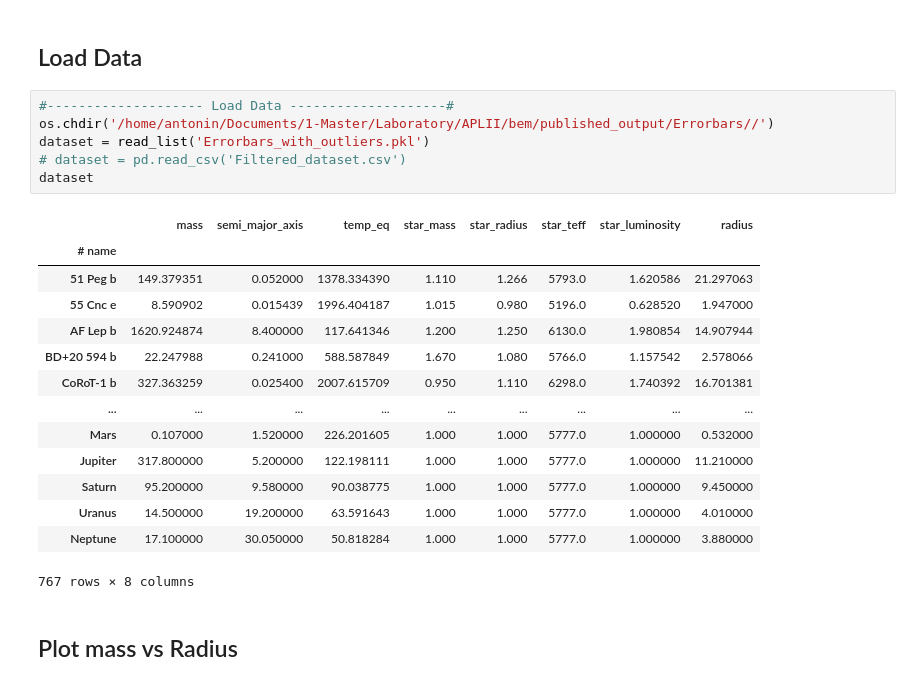
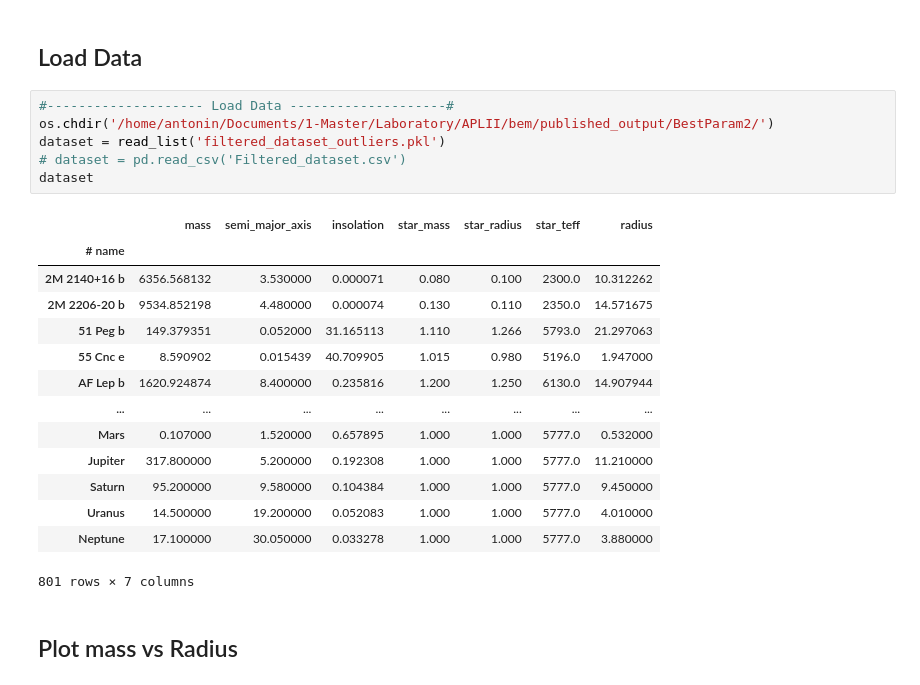
Before and after one commit to soleneulmer/bem, a Jupyter notebook: Find Outliers.ipynb, the cells around one changed output. Cells and saved outputs as stored; diff of their text form.

```diff
--- a/Find Outliers.ipynb
+++ b/Find Outliers.ipynb
@@ -39,25 +39,25 @@ def print_list(dataset, path_to_file, file_name):
 ## Load Data
 # %%
 #-------------------- Load Data --------------------#
-os.chdir('/home/antonin/Documents/1-Master/Laboratory/APLII/bem/published_output/Errorbars//')
-dataset = read_list('Errorbars_with_outliers.pkl')
+os.chdir('/home/antonin/Documents/1-Master/Laboratory/APLII/bem/published_output/BestParam2/')
+dataset = read_list('filtered_dataset_outliers.pkl')
 # dataset = pd.read_csv('Filtered_dataset.csv')
 dataset
 # %% [output]
-|  | mass | semi_major_axis | temp_eq | star_mass | star_radius | star_teff | star_luminosity | radius |
-| # name |  |  |  |  |  |  |  |  |
-| 51 Peg b | 149.379351 | 0.052000 | 1378.334390 | 1.110 | 1.266 | 5793.0 | 1.620586 | 21.297063 |
-| 55 Cnc e | 8.590902 | 0.015439 | 1996.404187 | 1.015 | 0.980 | 5196.0 | 0.628520 | 1.947000 |
-| AF Lep b | 1620.924874 | 8.400000 | 117.641346 | 1.200 | 1.250 | 6130.0 | 1.980854 | 14.907944 |
-| BD+20 594 b | 22.247988 | 0.241000 | 588.587849 | 1.670 | 1.080 | 5766.0 | 1.157542 | 2.578066 |
-| CoRoT-1 b | 327.363259 | 0.025400 | 2007.615709 | 0.950 | 1.110 | 6298.0 | 1.740392 | 16.701381 |
-| ... | ... | ... | ... | ... | ... | ... | ... | ... |
-| Mars | 0.107000 | 1.520000 | 226.201605 | 1.000 | 1.000 | 5777.0 | 1.000000 | 0.532000 |
-| Jupiter | 317.800000 | 5.200000 | 122.198111 | 1.000 | 1.000 | 5777.0 | 1.000000 | 11.210000 |
-| Saturn | 95.200000 | 9.580000 | 90.038775 | 1.000 | 1.000 | 5777.0 | 1.000000 | 9.450000 |
-| Uranus | 14.500000 | 19.200000 | 63.591643 | 1.000 | 1.000 | 5777.0 | 1.000000 | 4.010000 |
-| Neptune | 17.100000 | 30.050000 | 50.818284 | 1.000 | 1.000 | 5777.0 | 1.000000 | 3.880000 |
+|  | mass | semi_major_axis | insolation | star_mass | star_radius | star_teff | radius |
+| # name |  |  |  |  |  |  |  |
+| 2M 2140+16 b | 6356.568132 | 3.530000 | 0.000071 | 0.080 | 0.100 | 2300.0 | 10.312262 |
+| 2M 2206-20 b | 9534.852198 | 4.480000 | 0.000074 | 0.130 | 0.110 | 2350.0 | 14.571675 |
+| 51 Peg b | 149.379351 | 0.052000 | 31.165113 | 1.110 | 1.266 | 5793.0 | 21.297063 |
+| 55 Cnc e | 8.590902 | 0.015439 | 40.709905 | 1.015 | 0.980 | 5196.0 | 1.947000 |
+| AF Lep b | 1620.924874 | 8.400000 | 0.235816 | 1.200 | 1.250 | 6130.0 | 14.907944 |
+| ... | ... | ... | ... | ... | ... | ... | ... |
+| Mars | 0.107000 | 1.520000 | 0.657895 | 1.000 | 1.000 | 5777.0 | 0.532000 |
+| Jupiter | 317.800000 | 5.200000 | 0.192308 | 1.000 | 1.000 | 5777.0 | 11.210000 |
+| Saturn | 95.200000 | 9.580000 | 0.104384 | 1.000 | 1.000 | 5777.0 | 9.450000 |
+| Uranus | 14.500000 | 19.200000 | 0.052083 | 1.000 | 1.000 | 5777.0 | 4.010000 |
+| Neptune | 17.100000 | 30.050000 | 0.033278 | 1.000 | 1.000 | 5777.0 | 3.880000 |
-767 rows × 8 columns
+801 rows × 7 columns
 # %% [markdown]
 ## Plot mass vs Radius
 # %%
```
Also changed, not shown: parts of 4 cells of this notebook, 1 other file.
